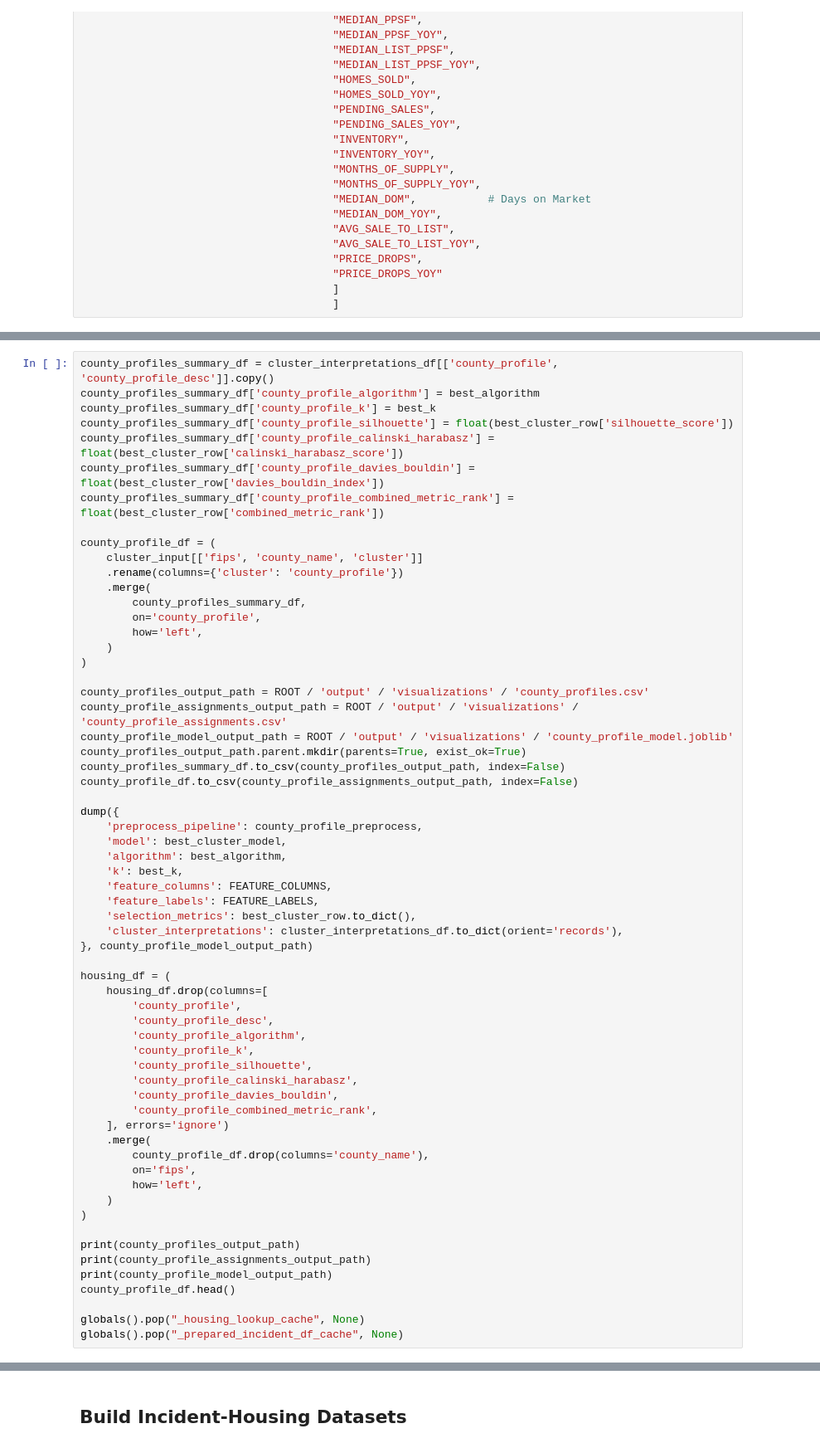
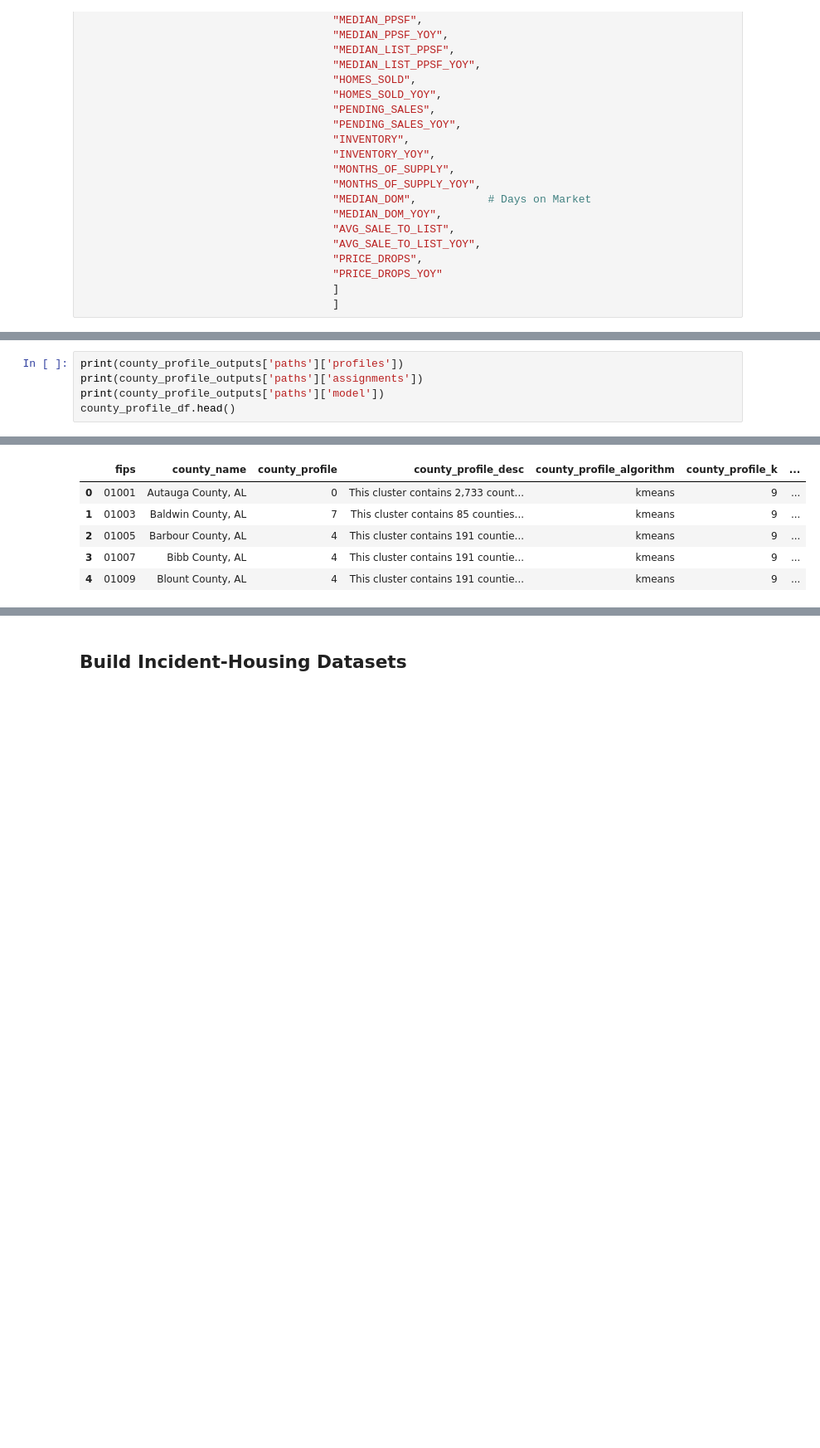
Before and after one commit to Kaxlow/climate-on-housing, a Jupyter notebook: src/climate-housing-analysis.ipynb, the cells around one changed output, grey strips where cells are left out. Shown at 83% size. Cells and saved outputs as stored; diff of their text form; blank space fills up the shorter version.

```diff
--- a/src/climate-housing-analysis.ipynb
+++ b/src/climate-housing-analysis.ipynb
@@ -1074,65 +883,8 @@ Each profile interpretation describes the socio-economic characteristics that ar
 # %%
-county_profiles_summary_df = cluster_interpretations_df[['county_profile', 'county_profile_desc']].copy()
-county_profiles_summary_df['county_profile_algorithm'] = best_algorithm
-county_profiles_summary_df['county_profile_k'] = best_k
-county_profiles_summary_df['county_profile_silhouette'] = float(best_cluster_row['silhouette_score'])
-county_profiles_summary_df['county_profile_calinski_harabasz'] = float(best_cluster_row['calinski_harabasz_score'])
-county_profiles_summary_df['county_profile_davies_bouldin'] = float(best_cluster_row['davies_bouldin_index'])
-county_profiles_summary_df['county_profile_combined_metric_rank'] = float(best_cluster_row['combined_metric_rank'])
-
-county_profile_df = (
-    cluster_input[['fips', 'county_name', 'cluster']]
-    .rename(columns={'cluster': 'county_profile'})
-    .merge(
-        county_profiles_summary_df,
-        on='county_profile',
-        how='left',
-    )
-)
-
-county_profiles_output_path = ROOT / 'output' / 'visualizations' / 'county_profiles.csv'
-county_profile_assignments_output_path = ROOT / 'output' / 'visualizations' / 'county_profile_assignments.csv'
-county_profile_model_output_path = ROOT / 'output' / 'visualizations' / 'county_profile_model.joblib'
-county_profiles_output_path.parent.mkdir(parents=True, exist_ok=True)
-county_profiles_summary_df.to_csv(county_profiles_output_path, index=False)
-county_profile_df.to_csv(county_profile_assignments_output_path, index=False)
-
-dump({
-    'preprocess_pipeline': county_profile_preprocess,
-    'model': best_cluster_model,
-    'algorithm': best_algorithm,
-    'k': best_k,
-    'feature_columns': FEATURE_COLUMNS,
-    'feature_labels': FEATURE_LABELS,
-    'selection_metrics': best_cluster_row.to_dict(),
-    'cluster_interpretations': cluster_interpretations_df.to_dict(orient='records'),
-}, county_profile_model_output_path)
-
-housing_df = (
-    housing_df.drop(columns=[
-        'county_profile',
-        'county_profile_desc',
-        'county_profile_algorithm',
-        'county_profile_k',
-        'county_profile_silhouette',
-        'county_profile_calinski_harabasz',
-        'county_profile_davies_bouldin',
-        'county_profile_combined_metric_rank',
-    ], errors='ignore')
-    .merge(
-        county_profile_df.drop(columns='county_name'),
-        on='fips',
-        how='left',
-    )
-)
-
-print(county_profiles_output_path)
-print(county_profile_assignments_output_path)
-print(county_profile_model_output_path)
+print(county_profile_outputs['paths']['profiles'])
+print(county_profile_outputs['paths']['assignments'])
+print(county_profile_outputs['paths']['model'])
 county_profile_df.head()
-
-globals().pop("_housing_lookup_cache", None)
-globals().pop("_prepared_incident_df_cache", None)
 # %% [output]
 c:\Users\kenny\Data Science Projects\quoll-intelligence\output\visualizations\county_profiles.csv
 c:\Users\kenny\Data Science Projects\quoll-intelligence\output\visualizations\county_profile_assignments.csv
@@ -1157 +892,7 @@ c:\Users\kenny\Data Science Projects\quoll-intelligence\output\visualizations\co
+|  | fips | county_name | county_profile | county_profile_desc | county_profile_algorithm | county_profile_k | ... |
+| 0 | 01001 | Autauga County, AL | 0 | This cluster contains 2,733 count... | kmeans | 9 | ... |
+| 1 | 01003 | Baldwin County, AL | 7 | This cluster contains 85 counties... | kmeans | 9 | ... |
+| 2 | 01005 | Barbour County, AL | 4 | This cluster contains 191 countie... | kmeans | 9 | ... |
+| 3 | 01007 | Bibb County, AL | 4 | This cluster contains 191 countie... | kmeans | 9 | ... |
+| 4 | 01009 | Blount County, AL | 4 | This cluster contains 191 countie... | kmeans | 9 | ... |
 # %% [markdown]
```
Also changed, not shown: parts of 38 cells of this notebook, 5 other files.
